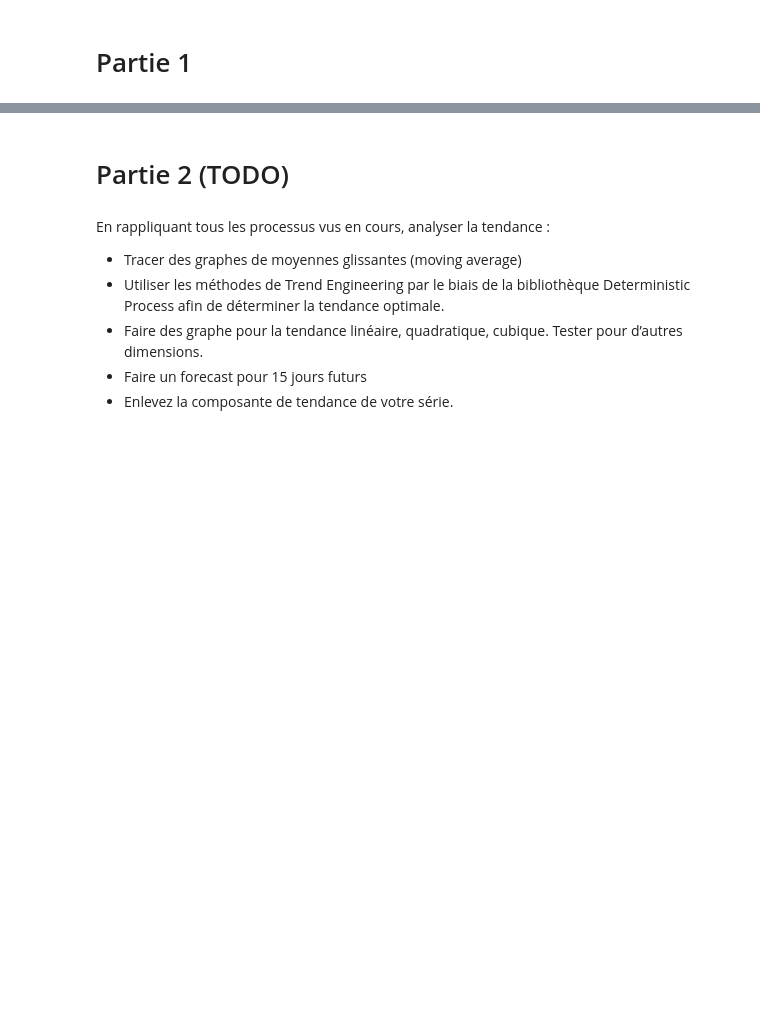
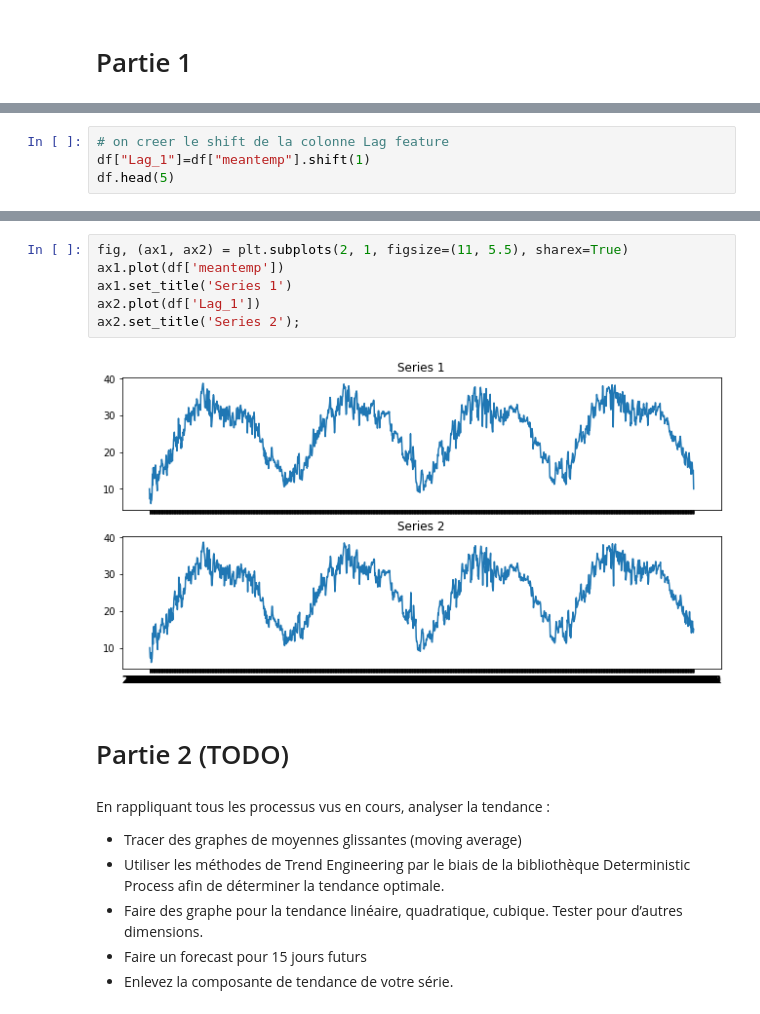
Before and after one commit to MikeDuran-git/TimeForcasting-Project, a Jupyter notebook: Project.ipynb, the cells around one changed output, grey strips where cells are left out. Drawn from its saved outputs; the diff is of its cells as text; blank space fills up the shorter version.

```diff
--- a/Project.ipynb
+++ b/Project.ipynb
@@ -115,0 +99,4 @@ array([['2013-01-01T00:00:00.000000000'],
+# %%
+# on creer le shift de la colonne Lag feature
+df["Lag_1"]=df["meantemp"].shift(1)
+df.head(5)
@@ -116,3 +115,11 @@ array([['2013-01-01T00:00:00.000000000'],
+# %%
+fig, (ax1, ax2) = plt.subplots(2, 1, figsize=(11, 5.5), sharex=True)
+ax1.plot(df['meantemp'])
+ax1.set_title('Series 1')
+ax2.plot(df['Lag_1'])
+ax2.set_title('Series 2');
+# %% [output]
+[figure, added]
 # %% [markdown]
 # Partie 2 (TODO)
 # %% [markdown]
```
Also changed, not shown: parts of 17 cells of this notebook.
